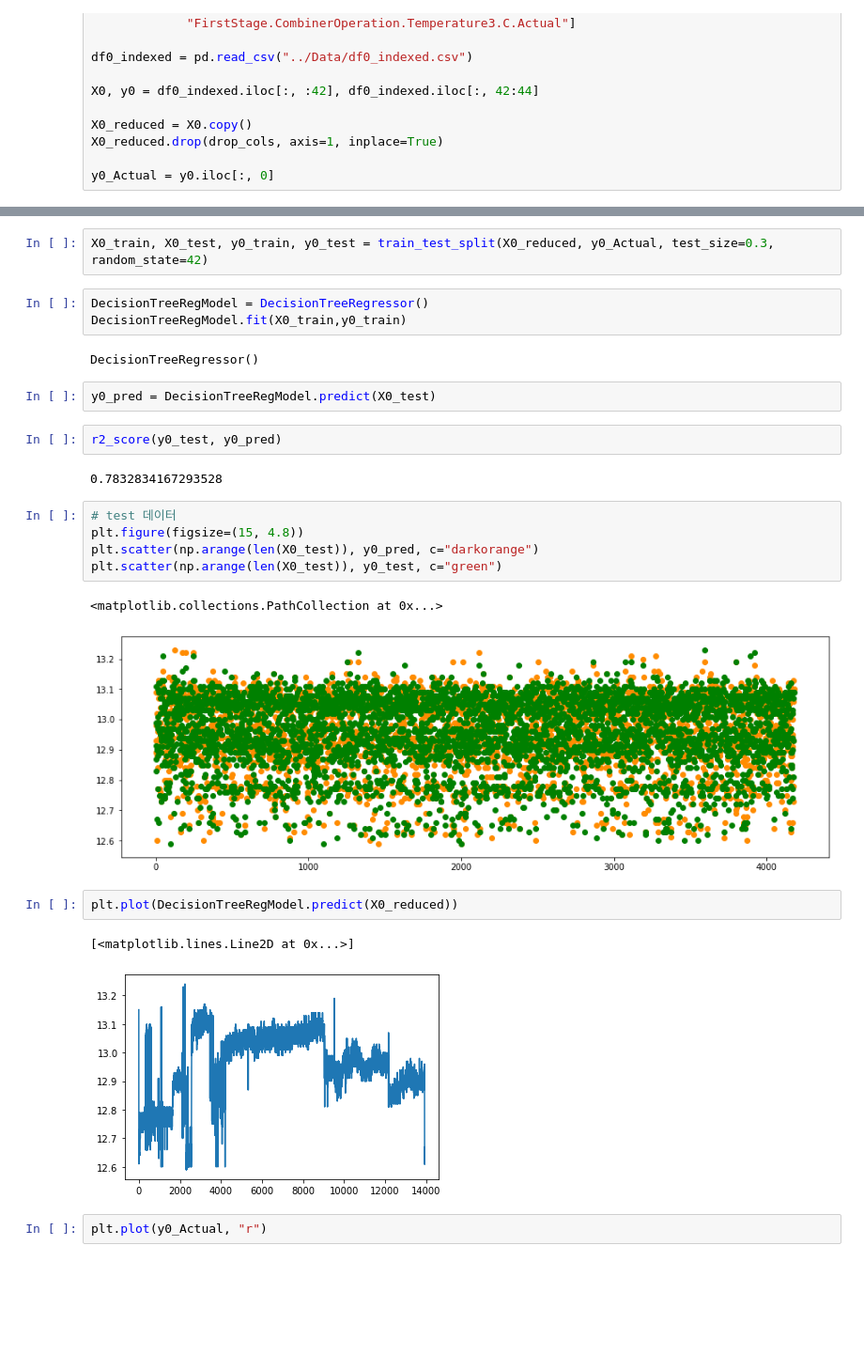
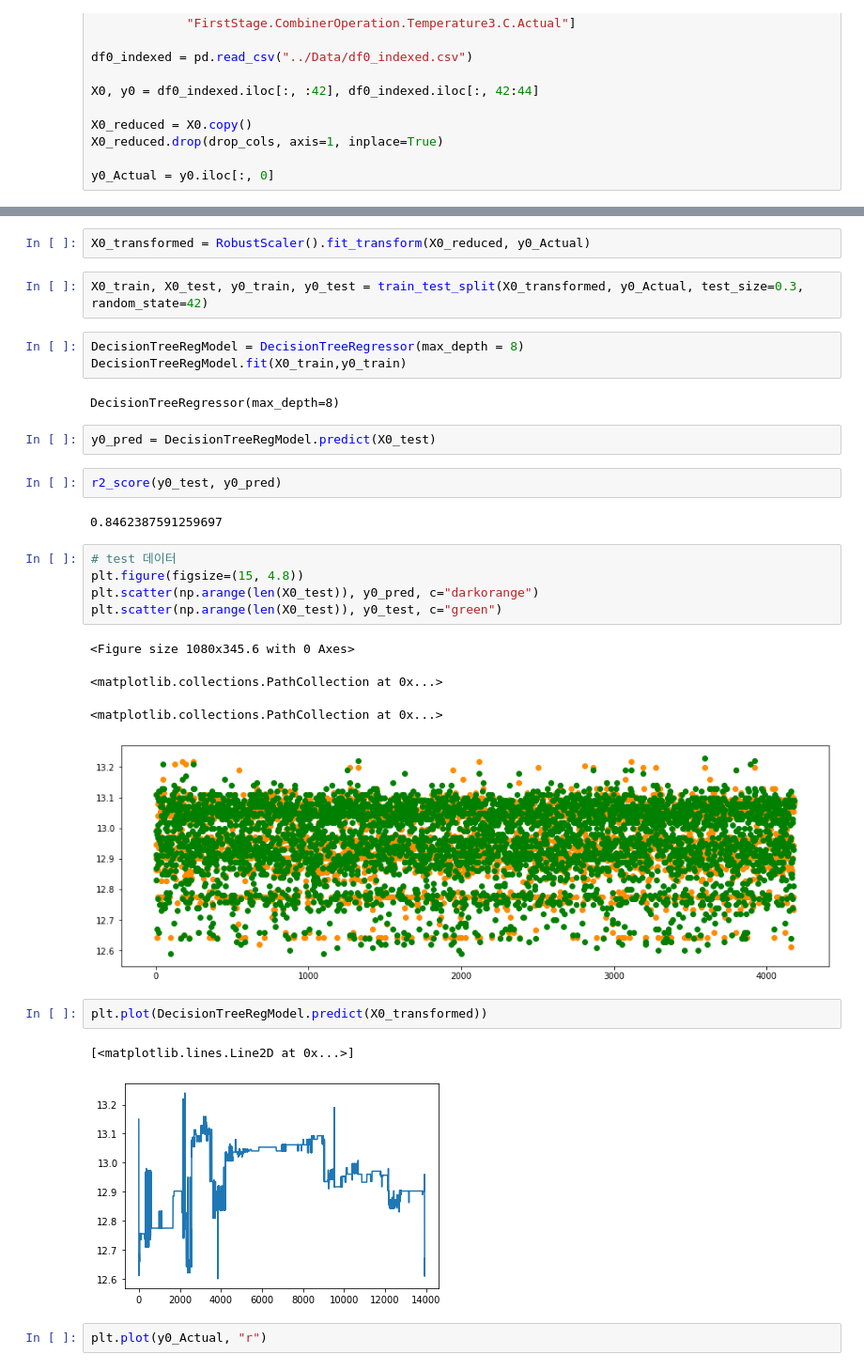
Before and after one commit to IncheonYSH/continuous_factory_process, a Jupyter notebook: seunghoon_code/DecisionTreeRegressor.ipynb, the cells around one changed output, grey strips where cells are left out. Shown at 94% size. Cells and saved outputs as stored; diff of their text form; blank space fills up the shorter version.

Commit message:
models for s1o1

```diff
--- a/seunghoon_code/DecisionTreeRegressor.ipynb
+++ b/seunghoon_code/DecisionTreeRegressor.ipynb
@@ -35,29 +30,33 @@ print(y0_Actual.shape)
+# %%
+X0_transformed = RobustScaler().fit_transform(X0_reduced, y0_Actual)
 # %%
-X0_train, X0_test, y0_train, y0_test = train_test_split(X0_reduced, y0_Actual, test_size=0.3, random_state=42)
+X0_train, X0_test, y0_train, y0_test = train_test_split(X0_transformed, y0_Actual, test_size=0.3, random_state=42)
 # %%
-DecisionTreeRegModel = DecisionTreeRegressor()
+DecisionTreeRegModel = DecisionTreeRegressor(max_depth = 8)
 DecisionTreeRegModel.fit(X0_train,y0_train)
 # %% [output]
-DecisionTreeRegressor()
+DecisionTreeRegressor(max_depth=8)
 # %%
 y0_pred = DecisionTreeRegModel.predict(X0_test)
 # %%
 r2_score(y0_test, y0_pred)
 # %% [output]
-0.7832834167293528
+0.8462387591259697
 # %%
 # test 데이터
 plt.figure(figsize=(15, 4.8))
 plt.scatter(np.arange(len(X0_test)), y0_pred, c="darkorange")
 plt.scatter(np.arange(len(X0_test)), y0_test, c="green")
 # %% [output]
-<matplotlib.collections.PathCollection at 0x...>
+<Figure size 1080x345.6 with 0 Axes>
+<matplotlib.collections.PathCollection at 0x...>
+<matplotlib.collections.PathCollection at 0x...>
-[figure, old version]
+[figure, new version]
 # %%
-plt.plot(DecisionTreeRegModel.predict(X0_reduced))
+plt.plot(DecisionTreeRegModel.predict(X0_transformed))
 # %% [output]
 [<matplotlib.lines.Line2D at 0x...>]
-[figure, old version]
+[figure, new version]
 # %%
 plt.plot(y0_Actual, "r")
 # %% [output]
```
Also changed, not shown: parts of 3 cells of this notebook, 4 other files.
